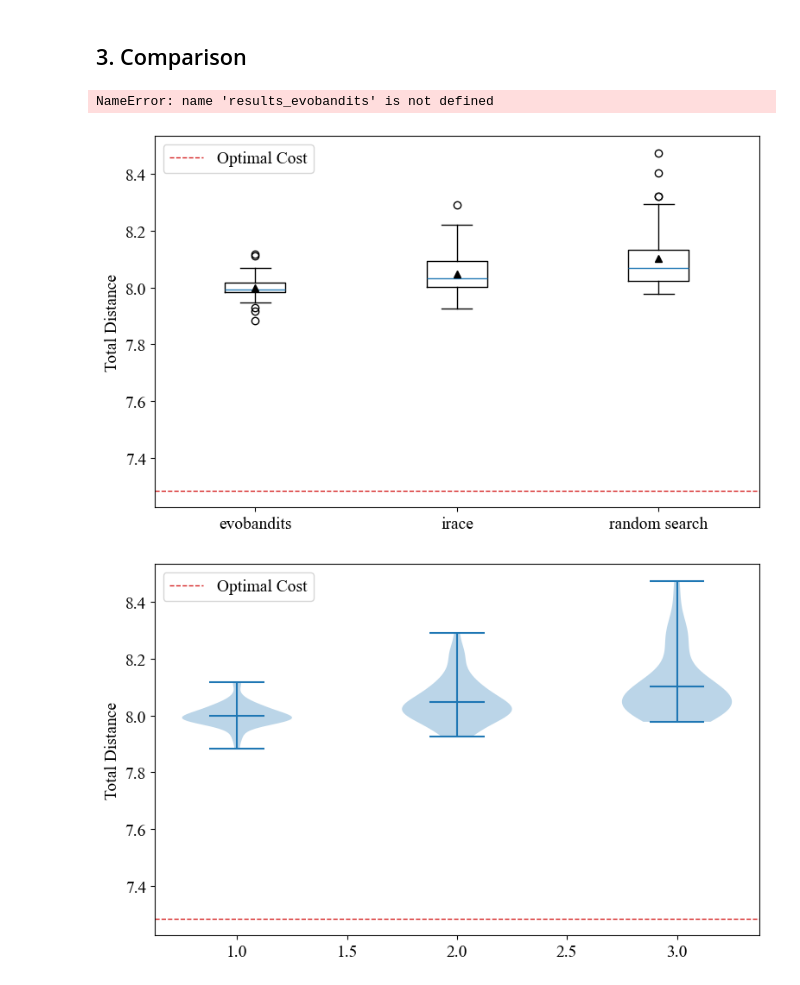
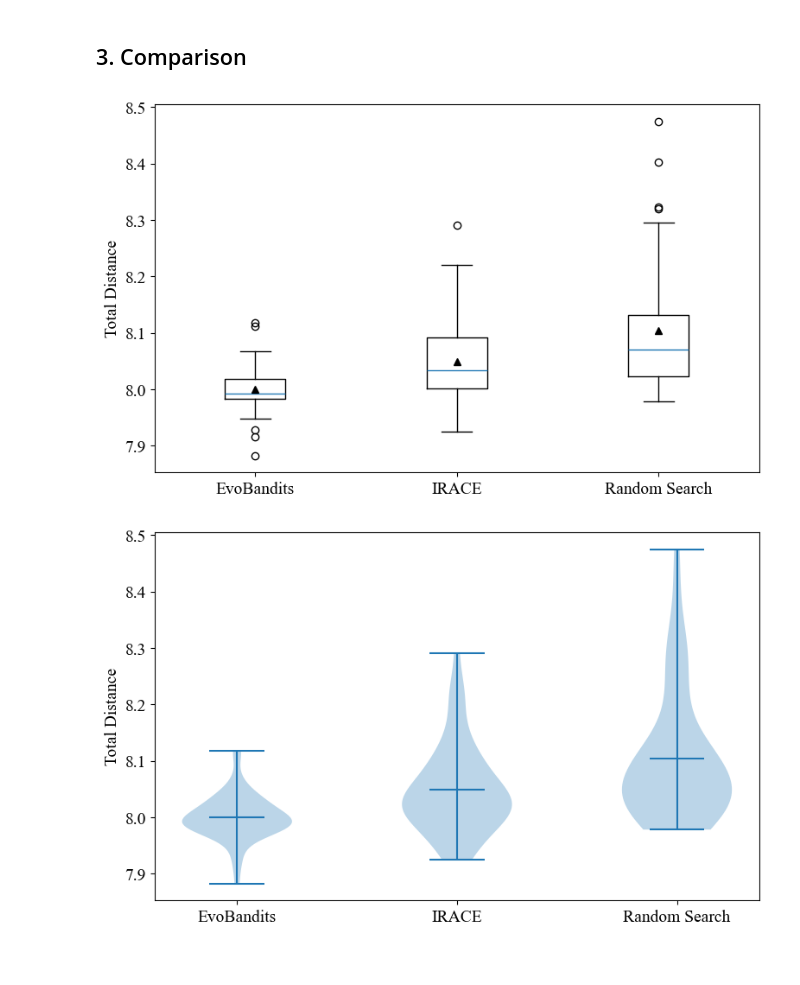
Before and after one commit to fwuermseher/evobandits-demo, a Jupyter notebook: optimizer_comparison.ipynb, the cells around one changed output. Saved outputs shown, nothing was run; the diff lists cells and outputs as text; code cells hidden in the pictures.

Commit message:
add plots for comparison

```diff
--- a/optimizer_comparison.ipynb
+++ b/optimizer_comparison.ipynb
@@ -350,47 +350,55 @@ Config: OrderedDict({'pop_size': 189, 'generations': 500, 'elite_split': 0.01, '
 ... (42 outputs left out)
 # %% [markdown]
 ## 3. Comparison
-# %%
-results_evobandits = json.loads
-# %% [output]
-NameError: name 'results_evobandits' is not defined
+# %%
+with open("_data/04_results_evobandits.json", "r") as f:
+    results_evobandits = json.load(f)
+# %%
+with open("_data/04_results_rnd_search.json", "r") as f:
+    results_rnd_search = json.load(f)
+# %%
+with open("_data/04_results_irace.json", "r") as f:
+    results_irace = json.load(f)
 # %%
 plt.figure(figsize=(8, 5))
 
 values_evobandits = [r["mean_evaluation"] for r in results_evobandits]
 values_irace = [r["mean_evaluation"] for r in results_irace]
-values_rand_search = [r["mean_evaluation"] for r in results_rnd_search]
+values_rnd_search = [r["mean_evaluation"] for r in results_rnd_search]
 
 plt.boxplot(
-    [values_evobandits, values_irace, values_rand_search],
-    tick_labels=["evobandits", "irace", "random search"],
+    [values_evobandits, values_irace, values_rnd_search],
+    tick_labels=["EvoBandits", "IRACE", "Random Search"],
     showmeans=True, meanprops={"markerfacecolor":"black", "markeredgecolor":"black"}, medianprops={"color": "C0"})
-plt.axhline(TSP_OPT_COST, linestyle='--', linewidth=1, color="C3", label="Optimal Cost")
+# plt.axhline(TSP_OPT_COST, linestyle='--', linewidth=1, color="C3", label="Optimal Cost")
 
 plt.ylabel("Total Distance")
 
-plt.legend()
+# plt.legend()
 plt.tight_layout()
-plt.savefig(Path("_plots/02_evobandits_demo_results.pdf"))
+plt.savefig(Path("_plots/06_comparison.pdf"))
 plt.show()
 # %% [output]
-[figure, old version]
+[figure, new version]
 # %%
 plt.figure(figsize=(8, 5))
 
 values_evobandits = [r["mean_evaluation"] for r in results_evobandits]
 values_irace = [r["mean_evaluation"] for r in results_irace]
 values_rand_search = [r["mean_evaluation"] for r in results_rnd_search]
 plt.violinplot(
     [values_evobandits, values_irace, values_rand_search],
     showmeans=True)
-plt.axhline(TSP_OPT_COST, linestyle='--', linewidth=1, color="C3", label="Optimal Cost")
 
 plt.ylabel("Total Distance")
 
-plt.legend()
+plt.xticks(
+    ticks=[1, 2, 3],
+    labels=["EvoBandits", "IRACE", "Random Search"],
+)
+
 plt.tight_layout()
-plt.savefig(Path("_plots/06_comparison_by_optimizer.pdf"))
+plt.savefig(Path("_plots/07_comparison.pdf"))
 plt.show()
 # %% [output]
-[figure, old version]
+[figure, new version]
```
Also changed, not shown: 2 other files.
